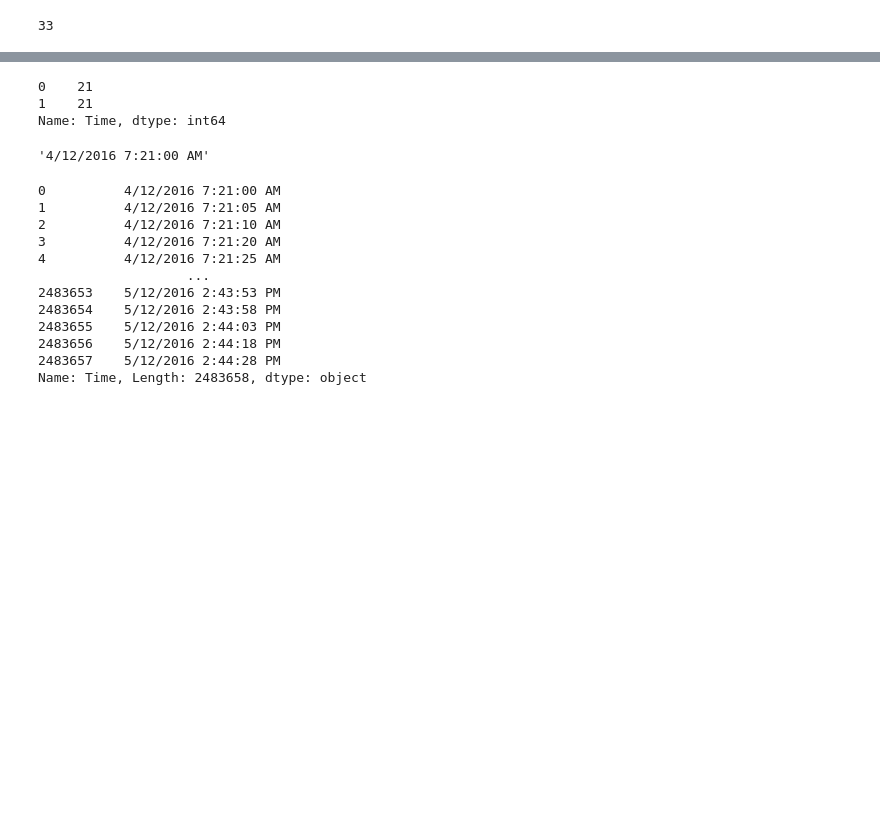
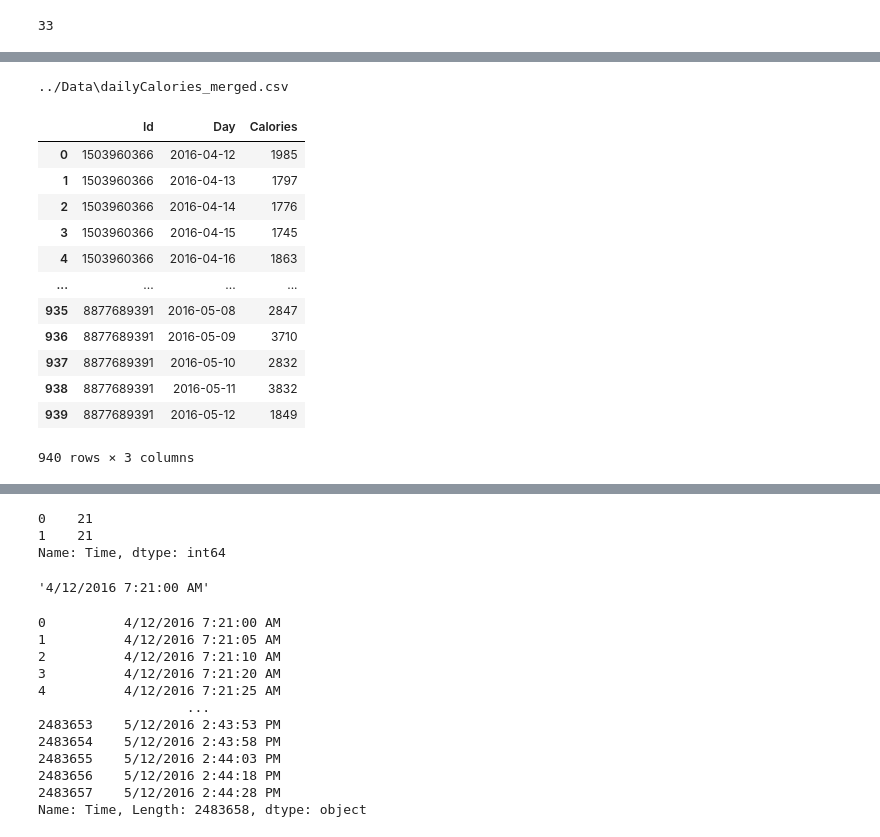
Before and after one commit to idangrady/DataAnalysisCourse, a Jupyter notebook: Idan/DataPre.ipynb, the cells around one changed output, grey strips where cells are left out. Saved outputs shown, nothing was run; the diff lists cells and outputs as text; code cells hidden in the pictures; blank space fills up the shorter version.

```diff
--- a/Idan/DataPre.ipynb
+++ b/Idan/DataPre.ipynb
@@ -219,0 +245,20 @@ array([[           nan,            nan,            nan],
+# %%
+calories = read_file(data_csvs[1])
+calories.ActivityDay = pd.to_datetime(calories['ActivityDay'])
+calories.rename(columns={"ActivityDay": "Day"}, inplace = True)
+calories
+# %% [output]
+../Data\dailyCalories_merged.csv
+|  | Id | Day | Calories |
+| 0 | 1503960366 | 2016-04-12 | 1985 |
+| 1 | 1503960366 | 2016-04-13 | 1797 |
+| 2 | 1503960366 | 2016-04-14 | 1776 |
+| 3 | 1503960366 | 2016-04-15 | 1745 |
+| 4 | 1503960366 | 2016-04-16 | 1863 |
+| ... | ... | ... | ... |
+| 935 | 8877689391 | 2016-05-08 | 2847 |
+| 936 | 8877689391 | 2016-05-09 | 3710 |
+| 937 | 8877689391 | 2016-05-10 | 2832 |
+| 938 | 8877689391 | 2016-05-11 | 3832 |
+| 939 | 8877689391 | 2016-05-12 | 1849 |
+940 rows × 3 columns
```
Also changed, not shown: parts of 24 cells of this notebook.
